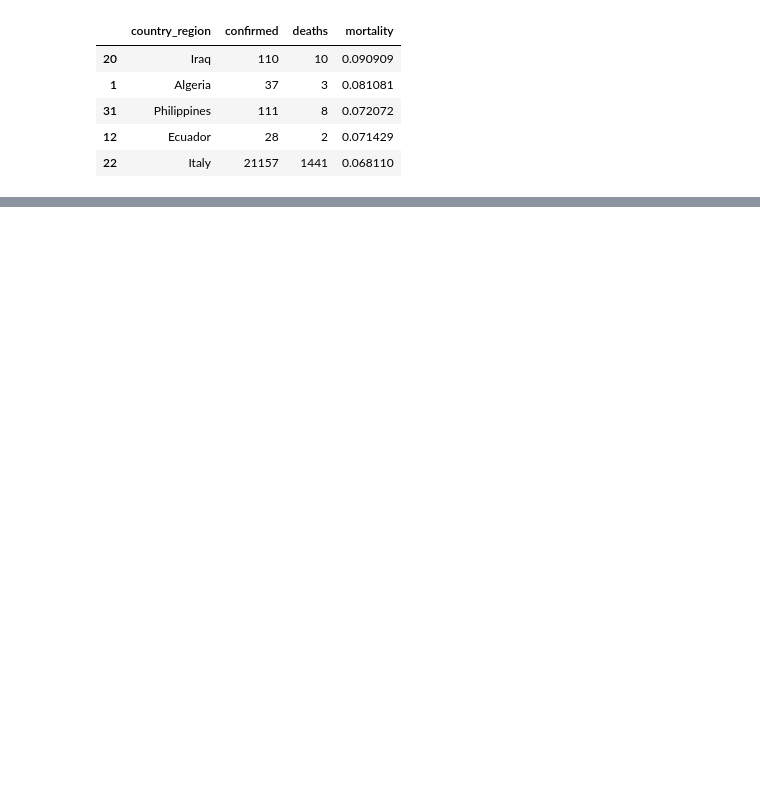
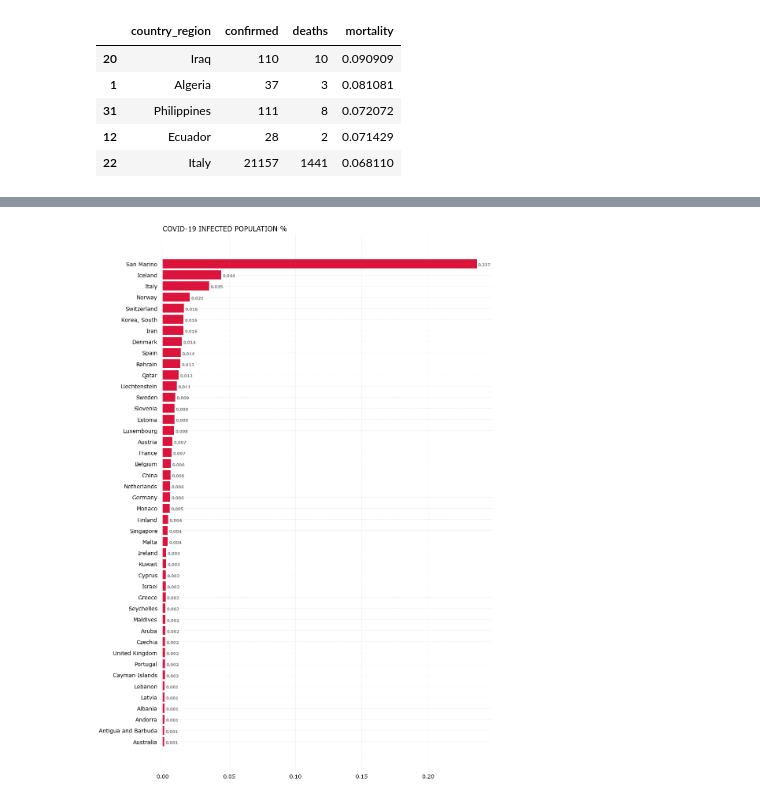
Before and after one commit to SkalskiP/COVID-19, a Jupyter notebook: notebooks/rank-countries-mortality.ipynb, the cells around one changed output, grey strips where cells are left out. Saved outputs shown, nothing was run; the diff lists cells and outputs as text; code cells hidden in the pictures; blank space fills up the shorter version.

```diff
--- a/notebooks/rank-countries-mortality.ipynb
+++ b/notebooks/rank-countries-mortality.ipynb
@@ -131,0 +135,16 @@ plt.show()
+# %%
+df_population = pd.read_csv(POPULATION)
+df_population = df_population[['Country Name', '2018']]
+df_population = df_population.replace({'Country Name': COUNTRY_MAPPING})
+# %%
+df_day = df \
+    [df['date'] == date] \
+    [['country_region', 'confirmed']] \
+    .groupby('country_region', as_index=False).sum()
+# %%
+df_day_population = pd.merge(df_day, df_population, left_on='country_region', right_on='Country Name')
+df_day_population = df_day_population.drop(['Country Name'], axis=1)
+df_day_population.rename(columns = {'2018':'population'}, inplace = True)
+df_day_population['infected_per'] = df_day_population['confirmed'] / df_day_population['population'] * 100
+df_day_population = df_day_population.sort_values('infected_per', ascending=False)
+df_day_population = df_day_population[df_day_population['infected_per'] > 0.001]
@@ -131,0 +160,36 @@ plt.show()
+# %%
+from matplotlib import rcParams
+
+rcParams['font.family'] = 'sans-serif'
+rcParams['font.sans-serif'] = ['Verdana']
+rcParams['font.size'] = 14
+
+regions = df_day_population.iloc[:,0]
+infected_per = df_day_population.iloc[:,3]
+
+fig, ax = plt.subplots(figsize=(15,25))
+ax.barh(regions, infected_per, color='crimson')
+
+for s in ['top','bottom','left','right']:
+    ax.spines[s].set_visible(False)
+
+ax.xaxis.set_ticks_position('none')
+ax.yaxis.set_ticks_position('none')
+
+ax.xaxis.set_tick_params(pad=5)
+ax.yaxis.set_tick_params(pad=10)
+
+ax.grid(b=True, color='grey', linestyle='-.', linewidth=0.5, alpha=0.2)
+
+ax.invert_yaxis()
+
+ax.set_title('COVID-19 INFECTED POPULATION %', loc='left', pad=10)
+
+for i in ax.patches:
+    ax.text(i.get_width() + 0.001, i.get_y() + 0.6, str(round((i.get_width()), 3)),
+            fontsize=10, fontweight='bold', color='grey')
+
+fig.savefig('../viz/infected_per.png', dpi=100, bbox_inches='tight')
+plt.show()
+# %% [output]
+[figure, added]
```
Also changed, not shown: parts of 6 cells of this notebook, 11 other files.
